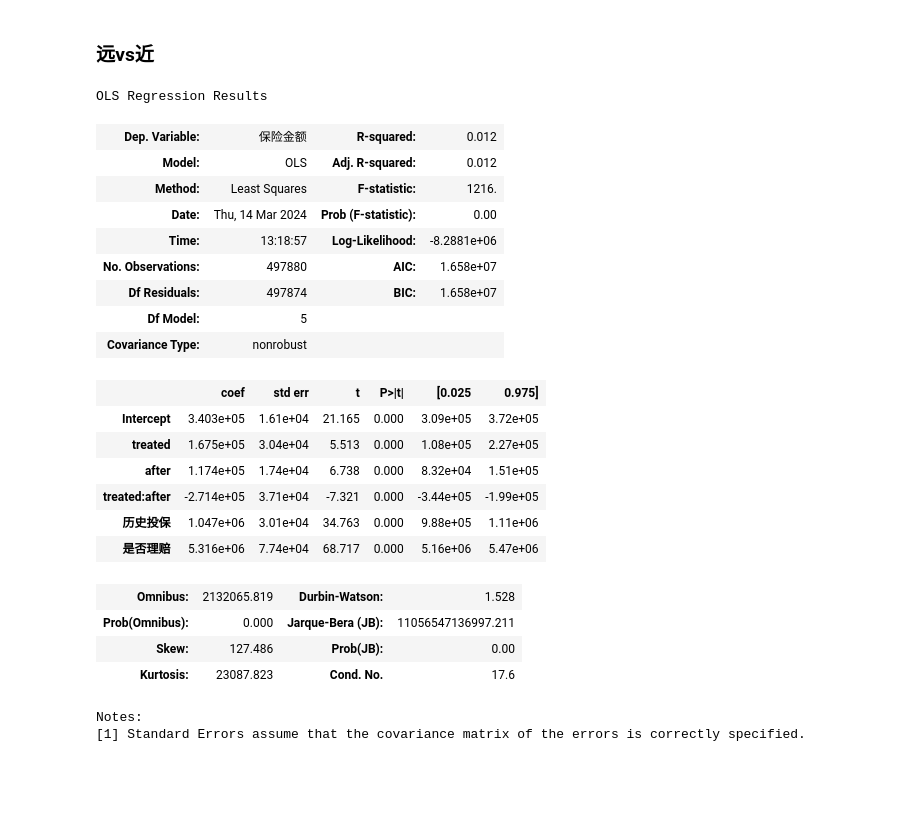
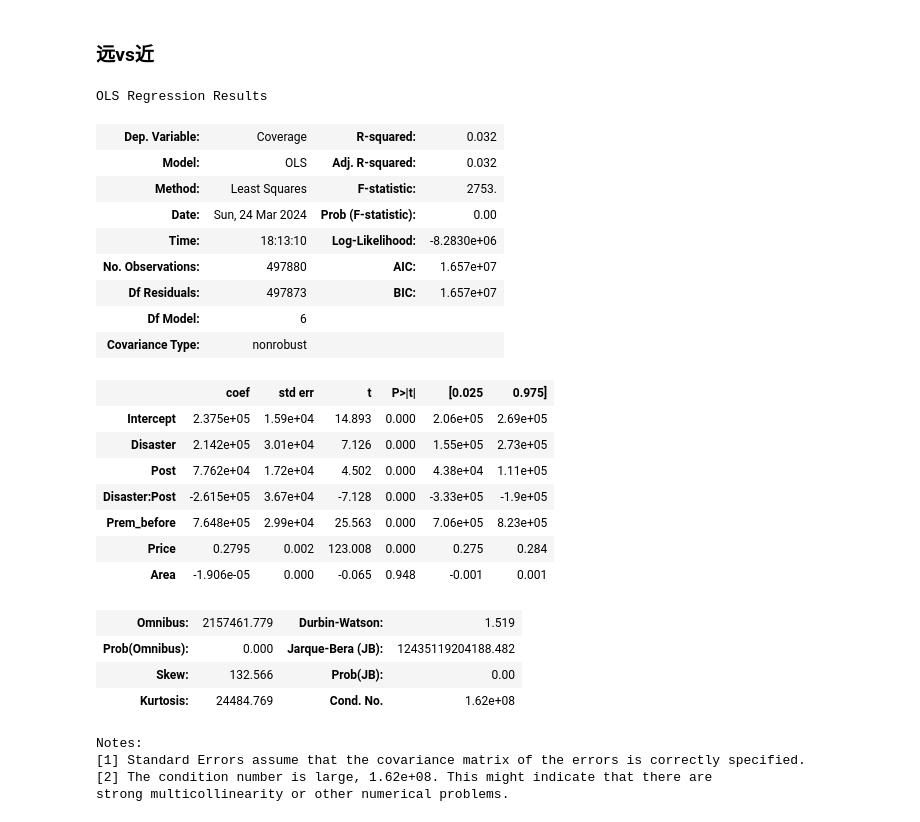
Before and after one commit to ErnestDong/thesis-master, a Jupyter notebook: src/main.ipynb, the cells around one changed output. Saved outputs shown, nothing was run; the diff lists cells and outputs as text; code cells hidden in the pictures; blank space fills up the shorter version.

```diff
--- a/src/main.ipynb
+++ b/src/main.ipynb
@@ -31,6 +31,21 @@ sns.kdeplot(original_df["distance"], fill=True)
 # %%
-df = original_df[original_df["保险金额"]>0].copy()
-df["历史投保"]=df['上年保单号'].map(lambda x: 1 if x else 0)
-df = df[(df['t']>1999)&(df['t']<2014)]
+df = original_df[original_df["保险金额"] > 0].copy()
+df["历史投保"] = df["上年保单号"].map(lambda x: 1 if x else 0)
+df = df[(df["t"] > 1999) & (df["t"] < 2014)]
+df["ti"] = df["t"].astype(str)
+df["是否理赔"] = df["total_claim"].map(lambda x: 1 if x > 0 else 0)
+df.rename(
+    columns={
+        "保险金额": "Coverage",
+        "middle": "Neighbor",
+        "treated": "Disaster",
+        "after": "Post",
+        "历史投保": "Prem_before",
+        "保险财产购置价": "Price",
+        "建筑面积": "Area",
+        "是否理赔":"Claim"
+    },
+    inplace=True,
+)
 df.head()
 # %% [output]
@@ -144,29 +158,32 @@ strong multicollinearity problems or that the design matrix is singular.
 # %% [markdown]
 ### 远vs近
 # %%
-model = smf.ols("保险金额 ~ treated*after+历史投保+是否理赔", data=df[(df["middle"]==0)]).fit()
+model = smf.ols("Coverage ~ Disaster*Post+Prem_before+Price+Area", data=df[(df["Neighbor"]==0)]).fit()
 model.summary()
 # %% [output]
 OLS Regression Results
-| Dep. Variable: | 保险金额 | R-squared: | 0.012 |
-| Model: | OLS | Adj. R-squared: | 0.012 |
-| Method: | Least Squares | F-statistic: | 1216. |
-| Date: | Thu, 14 Mar 2024 | Prob (F-statistic): | 0.00 |
-| Time: | 13:18:57 | Log-Likelihood: | -8.2881e+06 |
-| No. Observations: | 497880 | AIC: | 1.658e+07 |
-| Df Residuals: | 497874 | BIC: | 1.658e+07 |
-| Df Model: | 5 |  |  |
+| Dep. Variable: | Coverage | R-squared: | 0.032 |
+| Model: | OLS | Adj. R-squared: | 0.032 |
+| Method: | Least Squares | F-statistic: | 2753. |
+| Date: | Sun, 24 Mar 2024 | Prob (F-statistic): | 0.00 |
+| Time: | 18:13:10 | Log-Likelihood: | -8.2830e+06 |
+| No. Observations: | 497880 | AIC: | 1.657e+07 |
+| Df Residuals: | 497873 | BIC: | 1.657e+07 |
+| Df Model: | 6 |  |  |
 | Covariance Type: | nonrobust |  |  |
 |  | coef | std err | t | P>|t| | [0.025 | 0.975] |
-| Intercept | 3.403e+05 | 1.61e+04 | 21.165 | 0.000 | 3.09e+05 | 3.72e+05 |
-| treated | 1.675e+05 | 3.04e+04 | 5.513 | 0.000 | 1.08e+05 | 2.27e+05 |
-| after | 1.174e+05 | 1.74e+04 | 6.738 | 0.000 | 8.32e+04 | 1.51e+05 |
-| treated:after | -2.714e+05 | 3.71e+04 | -7.321 | 0.000 | -3.44e+05 | -1.99e+05 |
-| 历史投保 | 1.047e+06 | 3.01e+04 | 34.763 | 0.000 | 9.88e+05 | 1.11e+06 |
-| 是否理赔 | 5.316e+06 | 7.74e+04 | 68.717 | 0.000 | 5.16e+06 | 5.47e+06 |
+| Intercept | 2.375e+05 | 1.59e+04 | 14.893 | 0.000 | 2.06e+05 | 2.69e+05 |
+| Disaster | 2.142e+05 | 3.01e+04 | 7.126 | 0.000 | 1.55e+05 | 2.73e+05 |
+| Post | 7.762e+04 | 1.72e+04 | 4.502 | 0.000 | 4.38e+04 | 1.11e+05 |
+| Disaster:Post | -2.615e+05 | 3.67e+04 | -7.128 | 0.000 | -3.33e+05 | -1.9e+05 |
+| Prem_before | 7.648e+05 | 2.99e+04 | 25.563 | 0.000 | 7.06e+05 | 8.23e+05 |
+| Price | 0.2795 | 0.002 | 123.008 | 0.000 | 0.275 | 0.284 |
+| Area | -1.906e-05 | 0.000 | -0.065 | 0.948 | -0.001 | 0.001 |
-| Omnibus: | 2132065.819 | Durbin-Watson: | 1.528 |
-| Prob(Omnibus): | 0.000 | Jarque-Bera (JB): | 11056547136997.211 |
-| Skew: | 127.486 | Prob(JB): | 0.00 |
-| Kurtosis: | 23087.823 | Cond. No. | 17.6 |
+| Omnibus: | 2157461.779 | Durbin-Watson: | 1.519 |
+| Prob(Omnibus): | 0.000 | Jarque-Bera (JB): | 12435119204188.482 |
+| Skew: | 132.566 | Prob(JB): | 0.00 |
+| Kurtosis: | 24484.769 | Cond. No. | 1.62e+08 |
 Notes:
 [1] Standard Errors assume that the covariance matrix of the errors is correctly specified.
+[2] The condition number is large, 1.62e+08. This might indicate that there are
+strong multicollinearity or other numerical problems.
```
Also changed, not shown: parts of 8 cells of this notebook, 16 other files.
